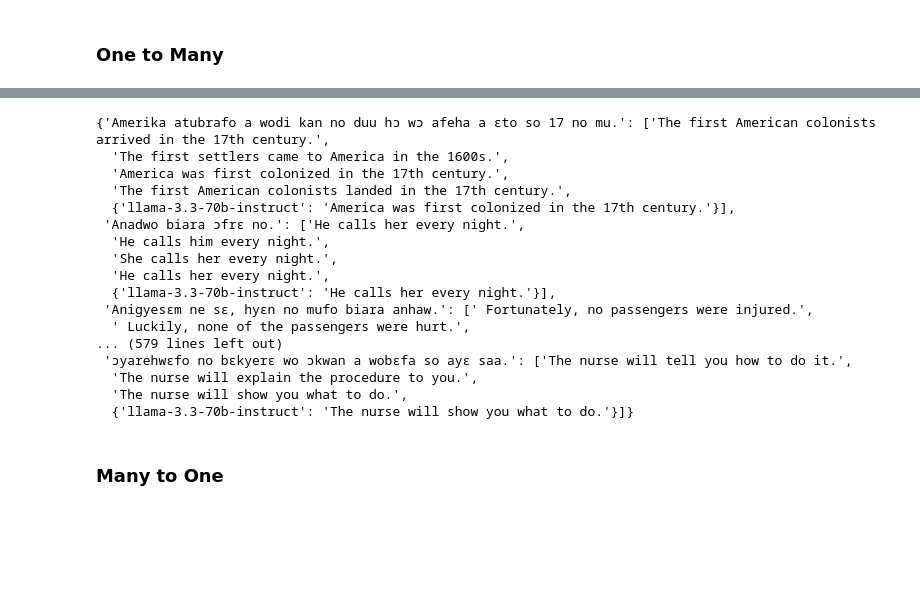
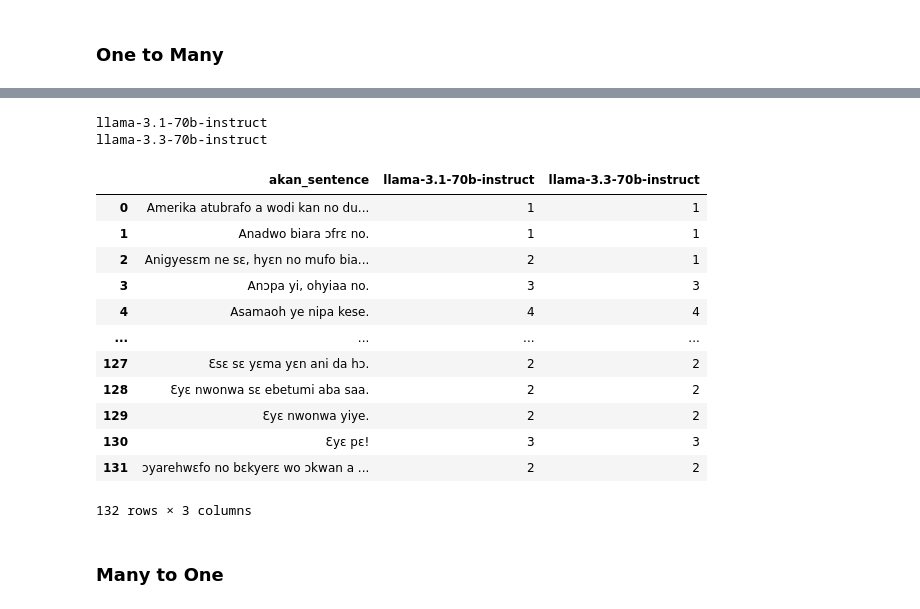
Before and after one commit to Brinkley97/comp-express-mt, a Jupyter notebook: notebook_experiments/llm_text_generation.ipynb, the cells around one changed output, grey strips where cells are left out. Cells and saved outputs as stored; diff of their text form; code cells hidden in the pictures; blank space fills up the shorter version.

```diff
--- a/notebook_experiments/llm_text_generation.ipynb
+++ b/notebook_experiments/llm_text_generation.ipynb
@@ -170,0 +202,3 @@ direct_llm_selection
+# %%
+akan_sentences = list(akan_one_to_eng_many_mappings.keys())
+akan_sentences
@@ -171,23 +223,33 @@ direct_llm_selection
 # %%
-akan_one_to_eng_many_mappings
+def get_llm_labels(df, model_name):
+    filt_llama = (df['llm_name'] == model_name)
+    filt_df = df[filt_llama]
+    return filt_df['llm_label']
+
+results_df = pd.DataFrame(akan_sentences, columns=['akan_sentence'])
+for model in models:
+    print(model.__name__())
+    model_labels = get_llm_labels(zero_shot_df, model.__name__())
+    # print(model_labels)
+    results_df[model.__name__()] = model_labels.to_numpy().ravel()
+
+results_df
 # %% [output]
-{'Amerika atubrafo a wodi kan no duu hɔ wɔ afeha a ɛto so 17 no mu.': ['The first American colonists arrived in the 17th century.',
-  'The first settlers came to America in the 1600s.',
-  'America was first colonized in the 17th century.',
-  'The first American colonists landed in the 17th century.',
-  {'llama-3.3-70b-instruct': 'America was first colonized in the 17th century.'}],
- 'Anadwo biara ɔfrɛ no.': ['He calls her every night.',
-  'He calls him every night.',
-  'She calls her every night.',
-  'He calls her every night.',
-  {'llama-3.3-70b-instruct': 'He calls her every night.'}],
- 'Anigyesɛm ne sɛ, hyɛn no mufo biara anhaw.': [' Fortunately, no passengers were injured.',
-  ' Luckily, none of the passengers were hurt.',
-... (579 lines left out)
- 'ɔyarehwɛfo no bɛkyerɛ wo ɔkwan a wobɛfa so ayɛ saa.': ['The nurse will tell you how to do it.',
-  'The nurse will explain the procedure to you.',
-  'The nurse will show you what to do.',
-  {'llama-3.3-70b-instruct': 'The nurse will show you what to do.'}]}
+llama-3.1-70b-instruct
+llama-3.3-70b-instruct
+|  | akan_sentence | llama-3.1-70b-instruct | llama-3.3-70b-instruct |
+| 0 | Amerika atubrafo a wodi kan no du... | 1 | 1 |
+| 1 | Anadwo biara ɔfrɛ no. | 1 | 1 |
+| 2 | Anigyesɛm ne sɛ, hyɛn no mufo bia... | 2 | 1 |
+| 3 | Anɔpa yi, ohyiaa no. | 3 | 3 |
+| 4 | Asamaoh ye nipa kese. | 4 | 4 |
+| ... | ... | ... | ... |
+| 127 | Ɛsɛ sɛ yɛma yɛn ani da hɔ. | 2 | 2 |
+| 128 | Ɛyɛ nwonwa sɛ ebetumi aba saa. | 2 | 2 |
+| 129 | Ɛyɛ nwonwa yiye. | 2 | 2 |
+| 130 | Ɛyɛ pɛ! | 3 | 3 |
+| 131 | ɔyarehwɛfo no bɛkyerɛ wo ɔkwan a ... | 2 | 2 |
+132 rows × 3 columns
 # %% [markdown]
 ### Many to One
 # %%
```
Also changed, not shown: parts of 9 cells of this notebook, 3 other files.
